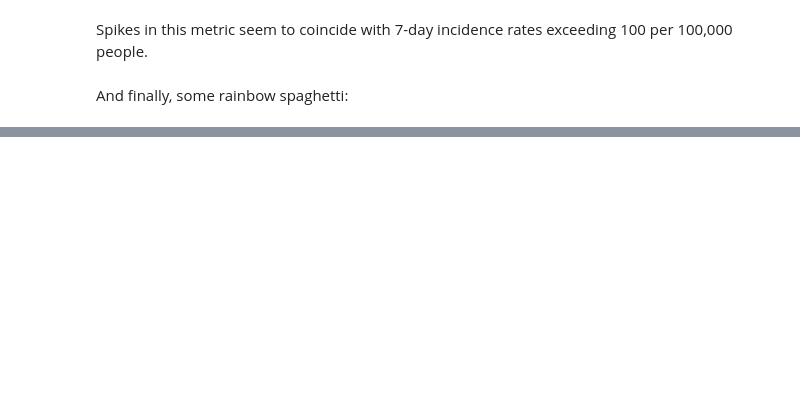
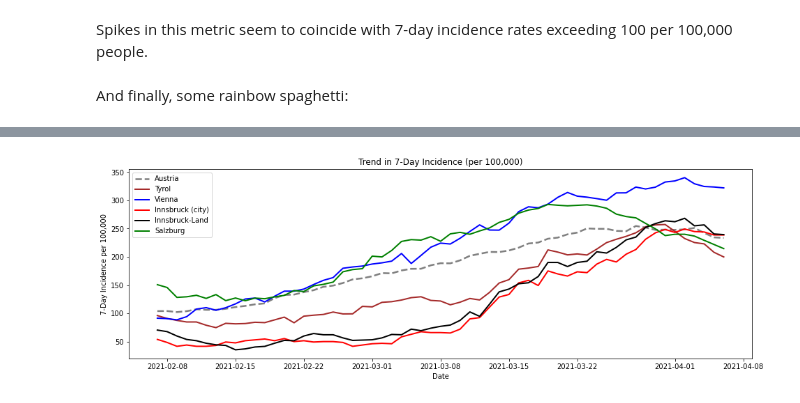
Before and after one commit to gampnico/paeon, a Jupyter notebook: notebooks/Examples and Functionality Guide.ipynb, the cells around one changed output, grey strips where cells are left out. Cells and saved outputs as stored; diff of their text form; code cells hidden in the pictures; blank space fills up the shorter version.

```diff
--- a/notebooks/Examples and Functionality Guide.ipynb
+++ b/notebooks/Examples and Functionality Guide.ipynb
@@ -75,0 +76,8 @@ dp.state_seven_day_incidence(dataset, state_list=[10,1,2,3,4,5,6,7,8,9],time_sta
+# %%
+dp.state_seven_day_incidence(
+    dataset,
+    state_list=["austria", "tirol", "vienna", "innsbruck-stadt", "innsbruck-land","salzburg"],
+    time_start=-60,
+)
+# %% [output]
+[figure, added]
```
Also changed, not shown: parts of 9 cells of this notebook.
